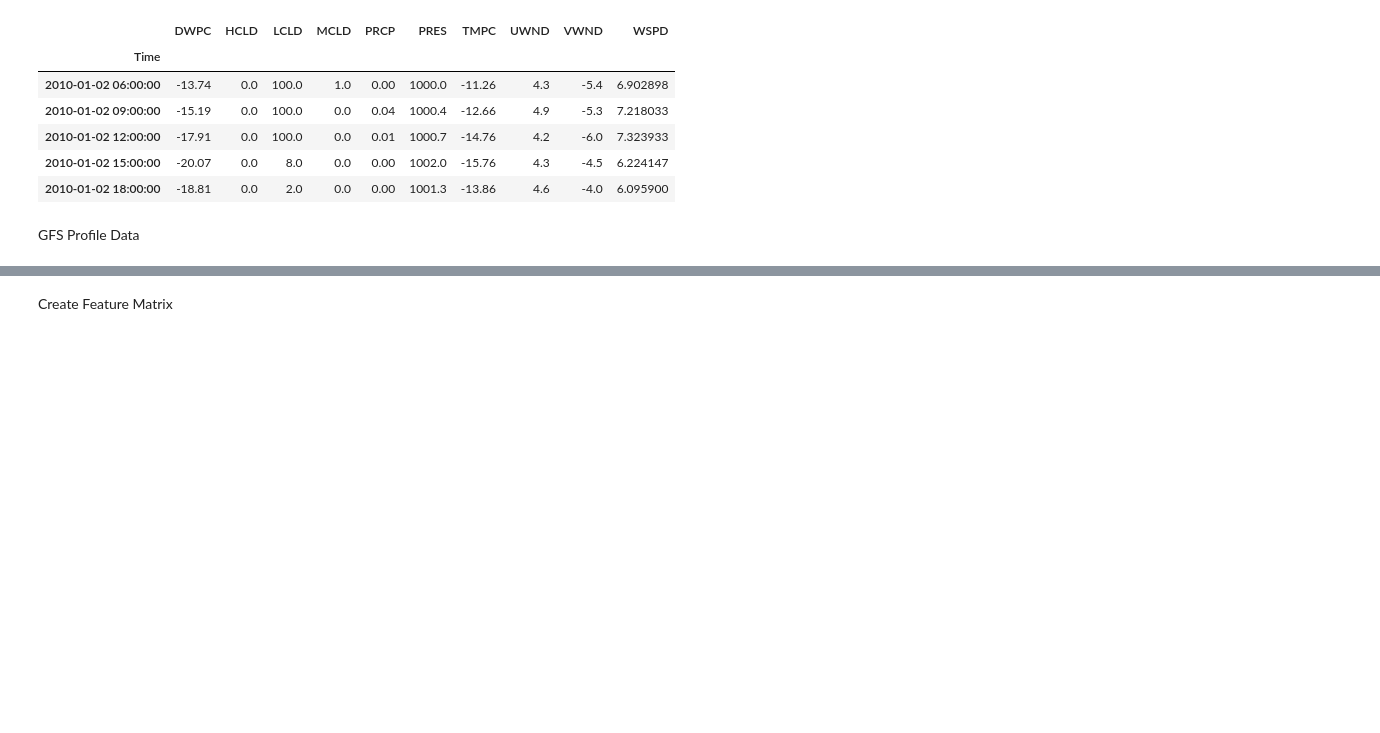
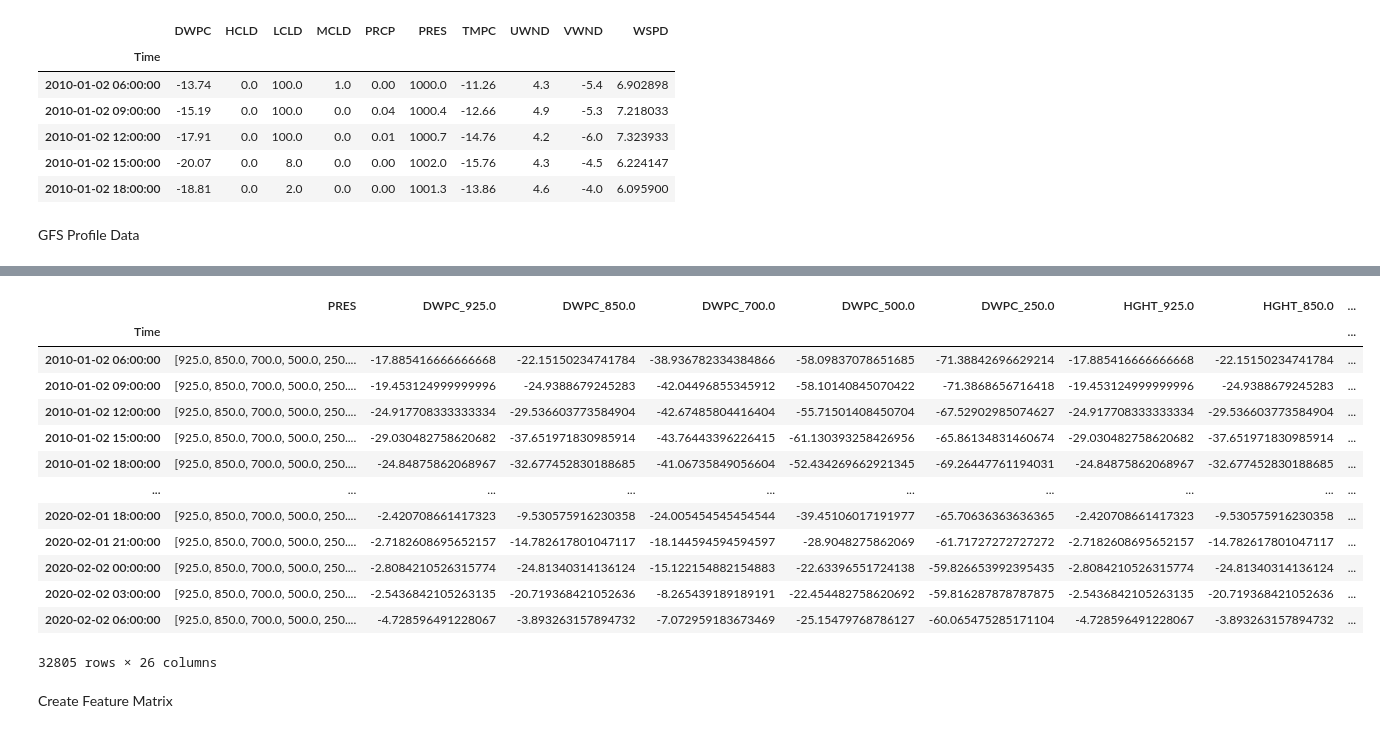
Before and after one commit to dfu2020/ATMS-597-SP-2020-Project-4, a Jupyter notebook: Project4_Joyce_v2.ipynb, the cells around one changed output, grey strips where cells are left out. Saved outputs shown, nothing was run; the diff lists cells and outputs as text; code cells hidden in the pictures; blank space fills up the shorter version.

```diff
--- a/Project4_Joyce_v2.ipynb
+++ b/Project4_Joyce_v2.ipynb
@@ -110,3 +80,25 @@ GFS_profile
+# %%
+GFS_profile_names = ['DWPC', 'HGHT', 'TMPC', 'UWND', 'VWND']
+levels = [925.0, 850.0, 700.0, 500.0, 250.0]
+for i in GFS_profile_names:
+    for j in levels:
+        extract_var_GFS_profile(i,j)
+GFS_profile.drop(GFS_profile_names, axis=1)
+# %% [output]
+|  | PRES | DWPC_925.0 | DWPC_850.0 | DWPC_700.0 | DWPC_500.0 | DWPC_250.0 | HGHT_925.0 | HGHT_850.0 | ... |
+| Time |  |  |  |  |  |  |  |  | ... |
+| 2010-01-02 06:00:00 | [925.0, 850.0, 700.0, 500.0, 250.... | -17.885416666666668 | -22.15150234741784 | -38.936782334384866 | -58.09837078651685 | -71.38842696629214 | -17.885416666666668 | -22.15150234741784 | ... |
+| 2010-01-02 09:00:00 | [925.0, 850.0, 700.0, 500.0, 250.... | -19.453124999999996 | -24.9388679245283 | -42.04496855345912 | -58.10140845070422 | -71.3868656716418 | -19.453124999999996 | -24.9388679245283 | ... |
+| 2010-01-02 12:00:00 | [925.0, 850.0, 700.0, 500.0, 250.... | -24.917708333333334 | -29.536603773584904 | -42.67485804416404 | -55.71501408450704 | -67.52902985074627 | -24.917708333333334 | -29.536603773584904 | ... |
+| 2010-01-02 15:00:00 | [925.0, 850.0, 700.0, 500.0, 250.... | -29.030482758620682 | -37.651971830985914 | -43.76443396226415 | -61.130393258426956 | -65.86134831460674 | -29.030482758620682 | -37.651971830985914 | ... |
+| 2010-01-02 18:00:00 | [925.0, 850.0, 700.0, 500.0, 250.... | -24.84875862068967 | -32.677452830188685 | -41.06735849056604 | -52.434269662921345 | -69.26447761194031 | -24.84875862068967 | -32.677452830188685 | ... |
+| ... | ... | ... | ... | ... | ... | ... | ... | ... | ... |
+| 2020-02-01 18:00:00 | [925.0, 850.0, 700.0, 500.0, 250.... | -2.420708661417323 | -9.530575916230358 | -24.005454545454544 | -39.45106017191977 | -65.70636363636365 | -2.420708661417323 | -9.530575916230358 | ... |
+| 2020-02-01 21:00:00 | [925.0, 850.0, 700.0, 500.0, 250.... | -2.7182608695652157 | -14.782617801047117 | -18.144594594594597 | -28.9048275862069 | -61.71727272727272 | -2.7182608695652157 | -14.782617801047117 | ... |
+| 2020-02-02 00:00:00 | [925.0, 850.0, 700.0, 500.0, 250.... | -2.8084210526315774 | -24.81340314136124 | -15.122154882154883 | -22.63396551724138 | -59.826653992395435 | -2.8084210526315774 | -24.81340314136124 | ... |
+| 2020-02-02 03:00:00 | [925.0, 850.0, 700.0, 500.0, 250.... | -2.5436842105263135 | -20.719368421052636 | -8.265439189189191 | -22.454482758620692 | -59.816287878787875 | -2.5436842105263135 | -20.719368421052636 | ... |
+| 2020-02-02 06:00:00 | [925.0, 850.0, 700.0, 500.0, 250.... | -4.728596491228067 | -3.893263157894732 | -7.072959183673469 | -25.15479768786127 | -60.065475285171104 | -4.728596491228067 | -3.893263157894732 | ... |
+32805 rows × 26 columns
 # %% [markdown]
 Create Feature Matrix
 # %%
```
Also changed, not shown: parts of 4 cells of this notebook.
